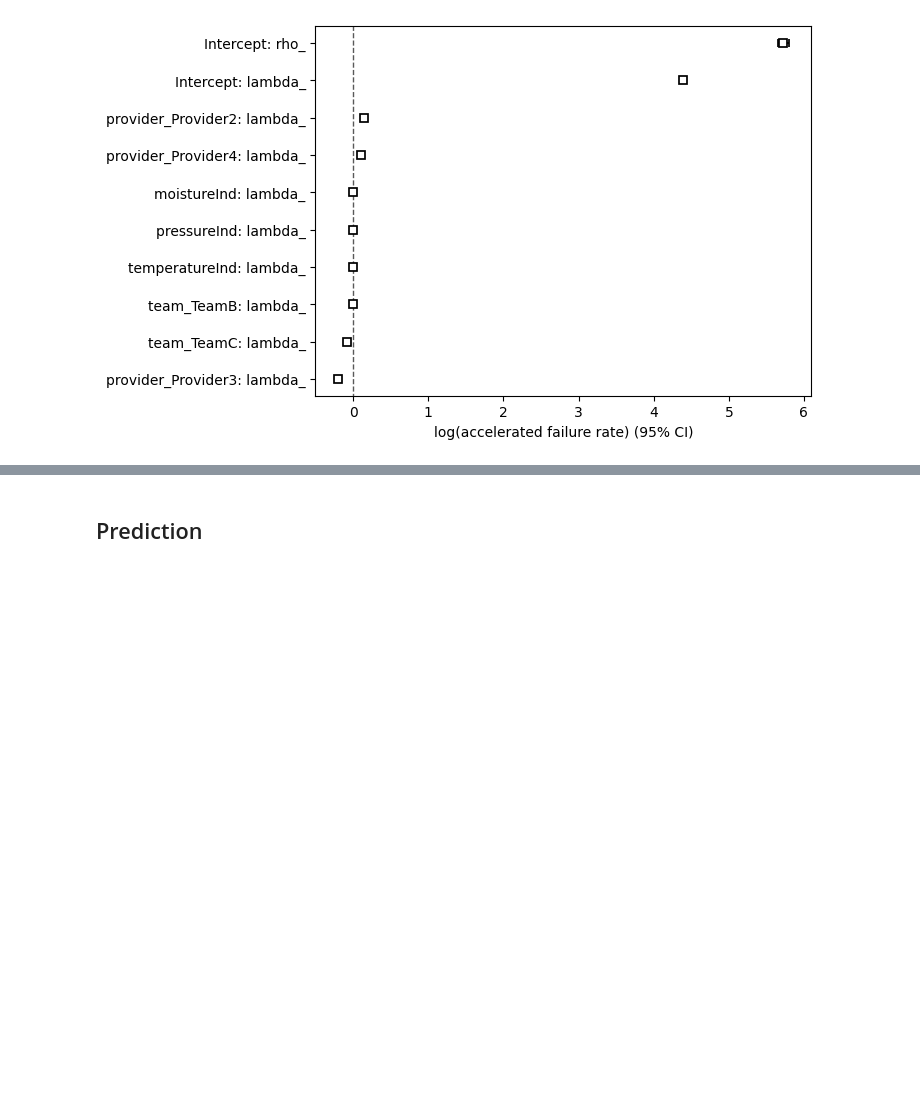
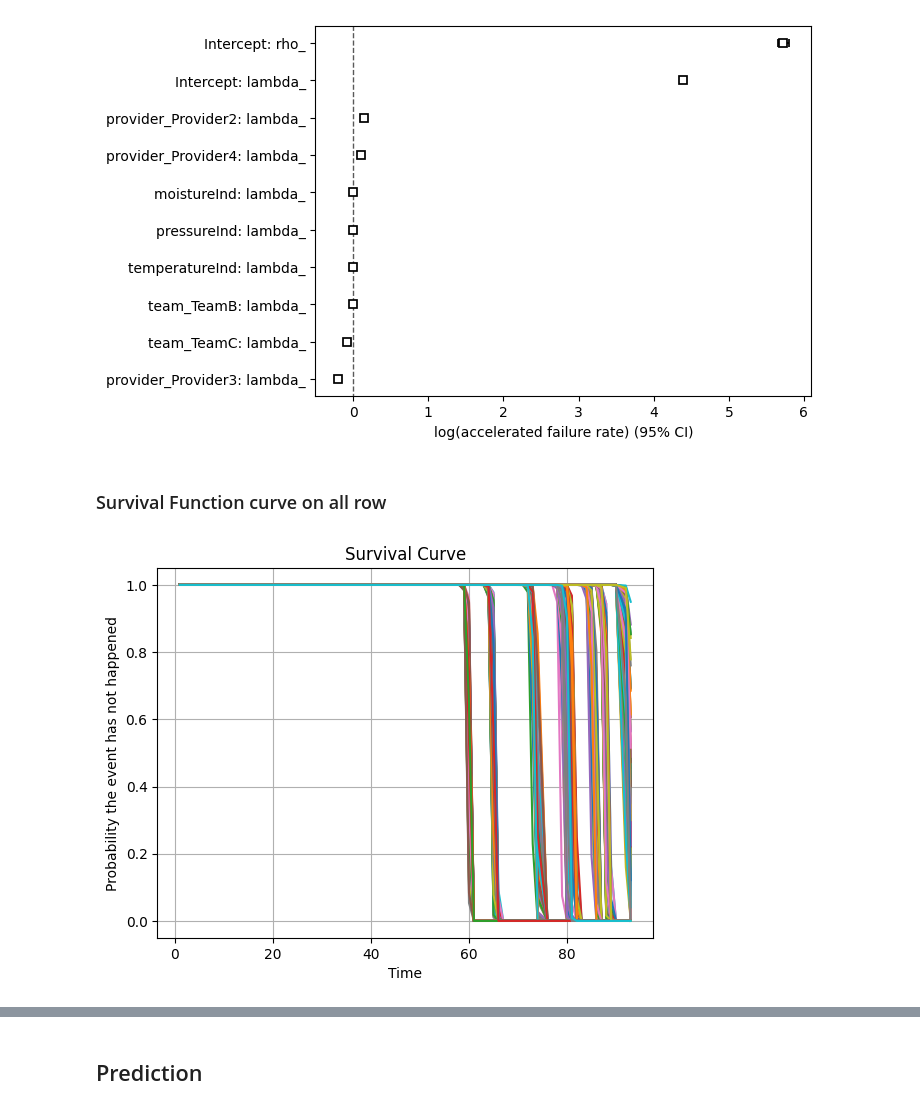
Before and after one commit to lakshmansierra/poc_survival_prediction, a Jupyter notebook: 02-maintenance-Survival/3_maintenance_predictive_analysis.ipynb, the cells around one changed output, grey strips where cells are left out. Drawn from its saved outputs; the diff is of its cells as text; code cells hidden in the pictures; blank space fills up the shorter version.

```diff
--- a/02-maintenance-Survival/3_maintenance_predictive_analysis.ipynb
+++ b/02-maintenance-Survival/3_maintenance_predictive_analysis.ipynb
@@ -149,3 +149,22 @@ aft.plot()
 # %% [output]
 <Axes: xlabel='log(accelerated failure rate) (95% CI)'>
 [figure]
+# %% [markdown]
+### Survival Function curve on all row
+# %%
+import matplotlib.pyplot as plt
+
+# Curve for all rows
+row = df
+
+# Predict and plot survival curve
+S = aft.predict_survival_function(row)
+ax = S.plot()
+ax.set_title("Survival Curve")
+ax.set_xlabel("Time")
+ax.set_ylabel("Probability the event has not happened")
+ax.grid(True)
+ax.get_legend().remove()
+plt.show()
+# %% [output]
+[figure, added]
```
Also changed, not shown: parts of 2 cells of this notebook.
